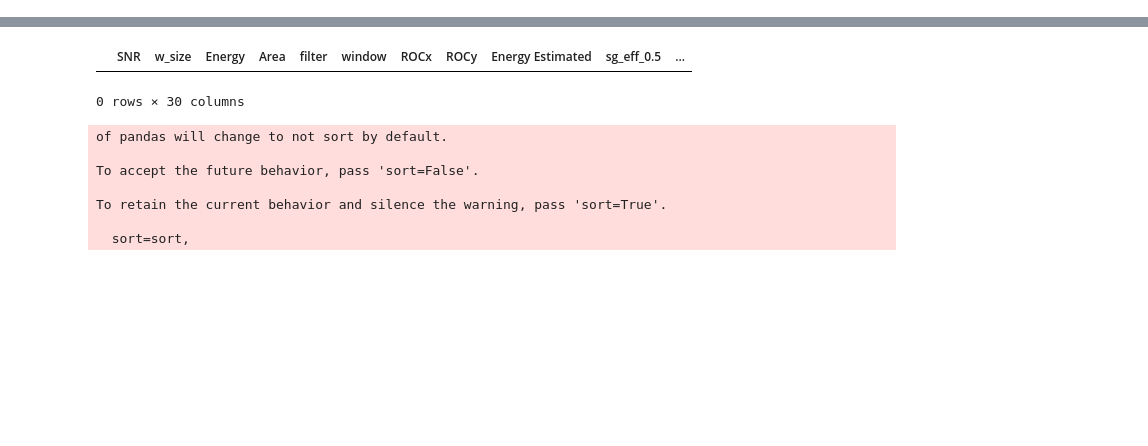
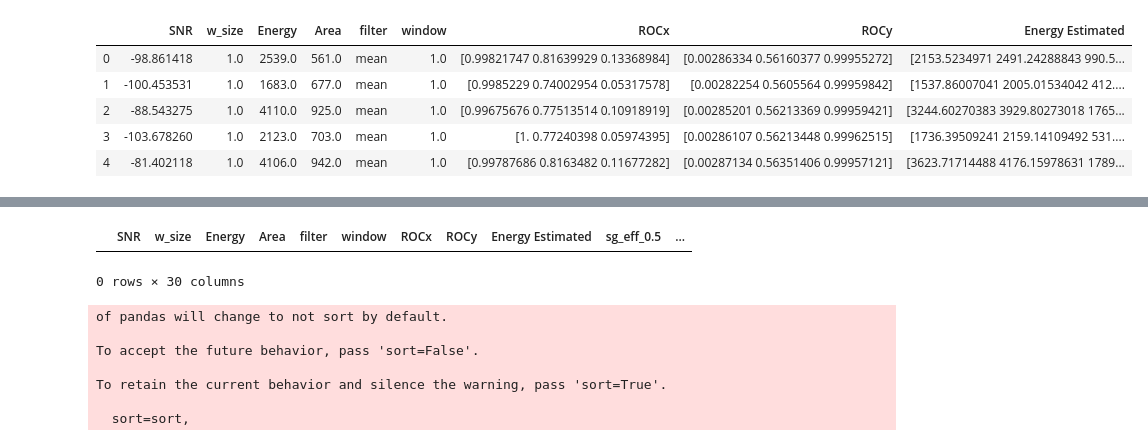
Before and after one commit to Gui1402/filtering_cygnus, a Jupyter notebook: notebooks/filter_analysis.ipynb, the cells around one changed output, grey strips where cells are left out. Saved outputs shown, nothing was run; the diff lists cells and outputs as text; code cells hidden in the pictures; blank space fills up the shorter version.

Commit message:
Adjusting notebook files
now jupyter notebook can read parameters of simulation in settings.py
file

```diff
--- a/notebooks/filter_analysis.ipynb
+++ b/notebooks/filter_analysis.ipynb
@@ -1,4 +1,5 @@
 # %%
+import sys
 import numpy as np
 import pandas as pd
 import matplotlib.pyplot as plt
@@ -9,12 +10,18 @@ import glob
 import itertools
 from ast import literal_eval
 from scipy.interpolate import interp1d
+sys.path.append('../src')
+from settings import FilterSettings
+
+result_settings = FilterSettings()
+
+
 
 def roc_params_build(rocx, rocy, ftype):
     output = {}
-    bound_sup = 4
-    bound_inf = -4
-    basis = np.linspace(bound_inf, bound_sup, 30)
+    bound_sup = result_settings.sup
+    bound_inf = result_settings.inf
+    basis = np.linspace(bound_inf, bound_sup, result_settings.roc_grid)
     for i in range(0, rocx.shape[1]):
         xt = interp1d(rocx[:,i], basis, fill_value = 'extrapolate')
         yt = interp1d(rocy[:,i],basis, fill_value = 'extrapolate')
@@ -45,9 +52,9 @@ def get_roc_params(dfx,dfy, sg_eff = 0.99):
 
 
 def roc_params(dfx, dfy, thresholds):
-  bound_sup = 4
-  bound_inf = -4
-  basis = np.linspace(bound_inf, bound_sup, 30)
+  bound_sup = result_settings.sup
+  bound_inf = result_settings.inf
+  basis = np.linspace(bound_inf, bound_sup, result_settings.roc_grid)
   roc_x = np.array(np.matrix(dfx.tolist()))
   roc_y = np.array(np.matrix(dfy.tolist()))
   auc = abs(np.diff(np.array(roc_x))*np.array(roc_y)[:,:-1]).sum(axis = 1)
@@ -122,3 +114,14 @@ df.head(10)
+# %%
+file_dir = result_settings.output_file_path + result_settings.output_file_name+'.csv'
+df = pd.read_csv(file_dir)
+df.head()
+# %% [output]
+|  | SNR | w_size | Energy | Area | filter | window | ROCx | ROCy | Energy Estimated |
+| 0 | -98.861418 | 1.0 | 2539.0 | 561.0 | mean | 1.0 | [0.99821747 0.81639929 0.13368984] | [0.00286334 0.56160377 0.99955272] | [2153.5234971 2491.24288843 990.5... |
+| 1 | -100.453531 | 1.0 | 1683.0 | 677.0 | mean | 1.0 | [0.9985229 0.74002954 0.05317578] | [0.00282254 0.5605564 0.99959842] | [1537.86007041 2005.01534042 412.... |
+| 2 | -88.543275 | 1.0 | 4110.0 | 925.0 | mean | 1.0 | [0.99675676 0.77513514 0.10918919] | [0.00285201 0.56213369 0.99959421] | [3244.60270383 3929.80273018 1765... |
+| 3 | -103.678260 | 1.0 | 2123.0 | 703.0 | mean | 1.0 | [1. 0.77240398 0.05974395] | [0.00286107 0.56213448 0.99962515] | [1736.39509241 2159.14109492 531.... |
+| 4 | -81.402118 | 1.0 | 4106.0 | 942.0 | mean | 1.0 | [0.99787686 0.8163482 0.11677282] | [0.00287134 0.56351406 0.99957121] | [3623.71714488 4176.15978631 1789... |
 # %%
 df['ROCx'] = bug_array_fix(df,'ROCx')
 df['ROCy'] = bug_array_fix(df,'ROCy')
```
Also changed, not shown: parts of 1 cell of this notebook.
